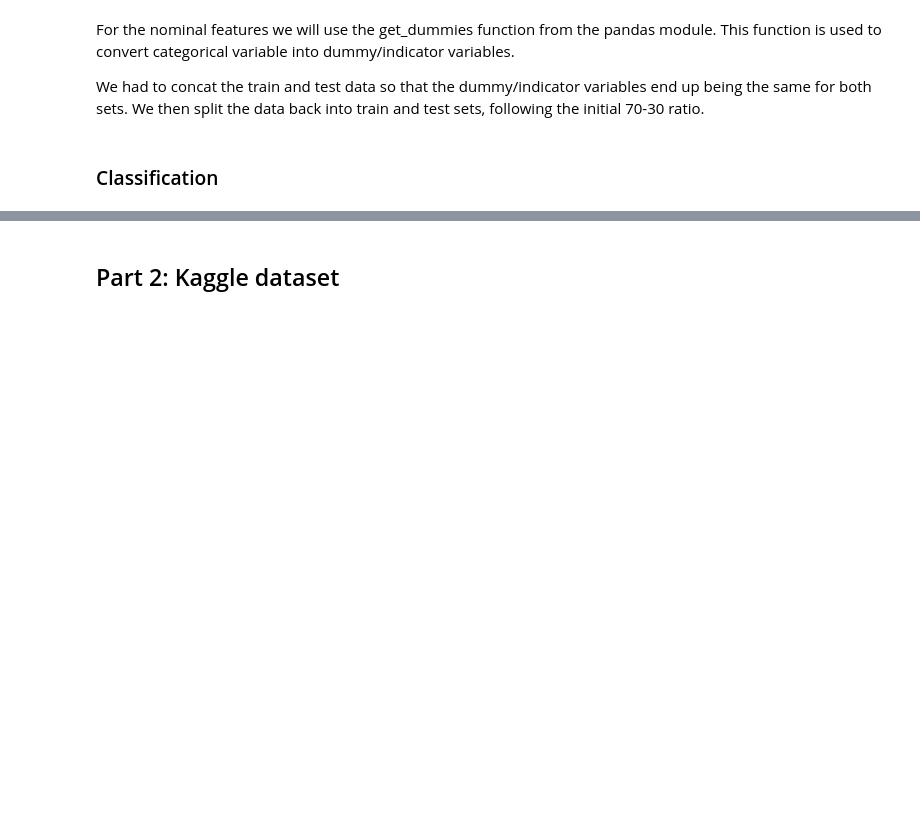
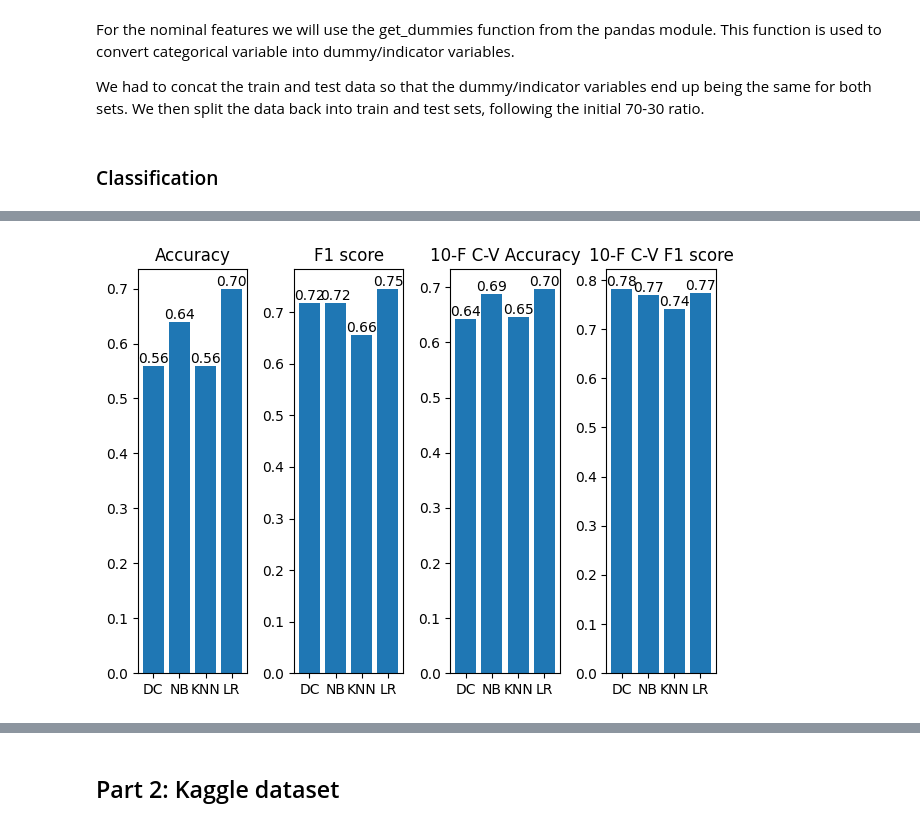
Before and after one commit to geokyr/ece-ntua-neural-networks-and-intelligent-systems, a Jupyter notebook: lab01/NN_ex1.ipynb, the cells around one changed output, grey strips where cells are left out. Saved outputs shown, nothing was run; the diff lists cells and outputs as text; code cells hidden in the pictures; blank space fills up the shorter version.

Commit message:
dummy done

```diff
--- a/lab01/NN_ex1.ipynb
+++ b/lab01/NN_ex1.ipynb
@@ -180,0 +196,89 @@ pca = PCA()
+# %%
+# ignore logistic regression convergence warnings
+import warnings
+warnings.filterwarnings('ignore')
+
+from sklearn.dummy import DummyClassifier
+from sklearn.naive_bayes import GaussianNB
+from sklearn.neighbors import KNeighborsClassifier
+from sklearn.linear_model import LogisticRegression
+from sklearn.metrics import accuracy_score, f1_score
+from sklearn.model_selection import cross_val_score
+import matplotlib.pyplot as plt
+
+# classifiers
+DC = DummyClassifier()
+NB = GaussianNB()
+KNN = KNeighborsClassifier()
+LR = LogisticRegression()
+
+# fit the classifiers
+DC.fit(X_train, y_train)
+NB.fit(X_train, y_train)
+KNN.fit(X_train, y_train)
+LR.fit(X_train, y_train)
+
+# predict
+y_pred_DC = DC.predict(X_test)
+y_pred_NB = NB.predict(X_test)
+y_pred_KNN = KNN.predict(X_test)
+y_pred_LR = LR.predict(X_test)
+
+# accuracy
+hcc_accuracy = {}
+hcc_accuracy['DC'] = accuracy_score(y_test, y_pred_DC)
+hcc_accuracy['NB'] = accuracy_score(y_test, y_pred_NB)
+hcc_accuracy['KNN'] = accuracy_score(y_test, y_pred_KNN)
+hcc_accuracy['LR'] = accuracy_score(y_test, y_pred_LR)
+
+# f1 score
+hcc_f1 = {}
+hcc_f1['DC'] = f1_score(y_test, y_pred_DC)
+hcc_f1['NB'] = f1_score(y_test, y_pred_NB)
+hcc_f1['KNN'] = f1_score(y_test, y_pred_KNN)
+hcc_f1['LR'] = f1_score(y_test, y_pred_LR)
+
+# bar plot accuracy
+plt.subplot(1, 4, 1)
+plt.bar(range(len(hcc_accuracy)), list(hcc_accuracy.values()), align='center')
+plt.xticks(range(len(hcc_accuracy)), list(hcc_accuracy.keys()))
+plt.bar_label(plt.gca().containers[0], fmt='%.2f')
+plt.title('Accuracy')
+
+# bar plot f1 score
+plt.subplot(1, 4, 2)
+plt.bar(range(len(hcc_f1)), list(hcc_f1.values()), align='center')
+plt.xticks(range(len(hcc_f1)), list(hcc_f1.keys()))
+plt.bar_label(plt.gca().containers[0], fmt='%.2f')
+plt.title('F1 score')
+
+# 10-fold cross validation
+hcc_accuracy_cv = {}
+hcc_accuracy_cv['DC'] = cross_val_score(DC, X_train, y_train, cv=10, scoring='accuracy').mean()
+hcc_accuracy_cv['NB'] = cross_val_score(NB, X_train, y_train, cv=10, scoring='accuracy').mean()
+hcc_accuracy_cv['KNN'] = cross_val_score(KNN, X_train, y_train, cv=10, scoring='accuracy').mean()
+hcc_accuracy_cv['LR'] = cross_val_score(LR, X_train, y_train, cv=10, scoring='accuracy').mean()
+
+hcc_f1_cv = {}
+hcc_f1_cv['DC'] = cross_val_score(DC, X_train, y_train, cv=10, scoring='f1').mean()
+hcc_f1_cv['NB'] = cross_val_score(NB, X_train, y_train, cv=10, scoring='f1').mean()
+hcc_f1_cv['KNN'] = cross_val_score(KNN, X_train, y_train, cv=10, scoring='f1').mean()
+hcc_f1_cv['LR'] = cross_val_score(LR, X_train, y_train, cv=10, scoring='f1').mean()
+
+# bar plot cross validation accuracy
+plt.subplot(1, 4, 3)
+plt.bar(range(len(hcc_accuracy_cv)), list(hcc_accuracy_cv.values()), align='center')
+plt.xticks(range(len(hcc_accuracy_cv)), list(hcc_accuracy_cv.keys()))
+plt.bar_label(plt.gca().containers[0], fmt='%.2f')
+plt.title('10-F C-V Accuracy')
+
+# bar plot cross validation f1 score
+plt.subplot(1, 4, 4)
+plt.bar(range(len(hcc_f1_cv)), list(hcc_f1_cv.values()), align='center')
+plt.xticks(range(len(hcc_f1_cv)), list(hcc_f1_cv.keys()))
+plt.bar_label(plt.gca().containers[0], fmt='%.2f')
+plt.title('10-F C-V F1 score')
+plt.tight_layout()
+plt.show()
+# %% [output]
+[figure, added]
```
Also changed, not shown: parts of 8 cells of this notebook.
